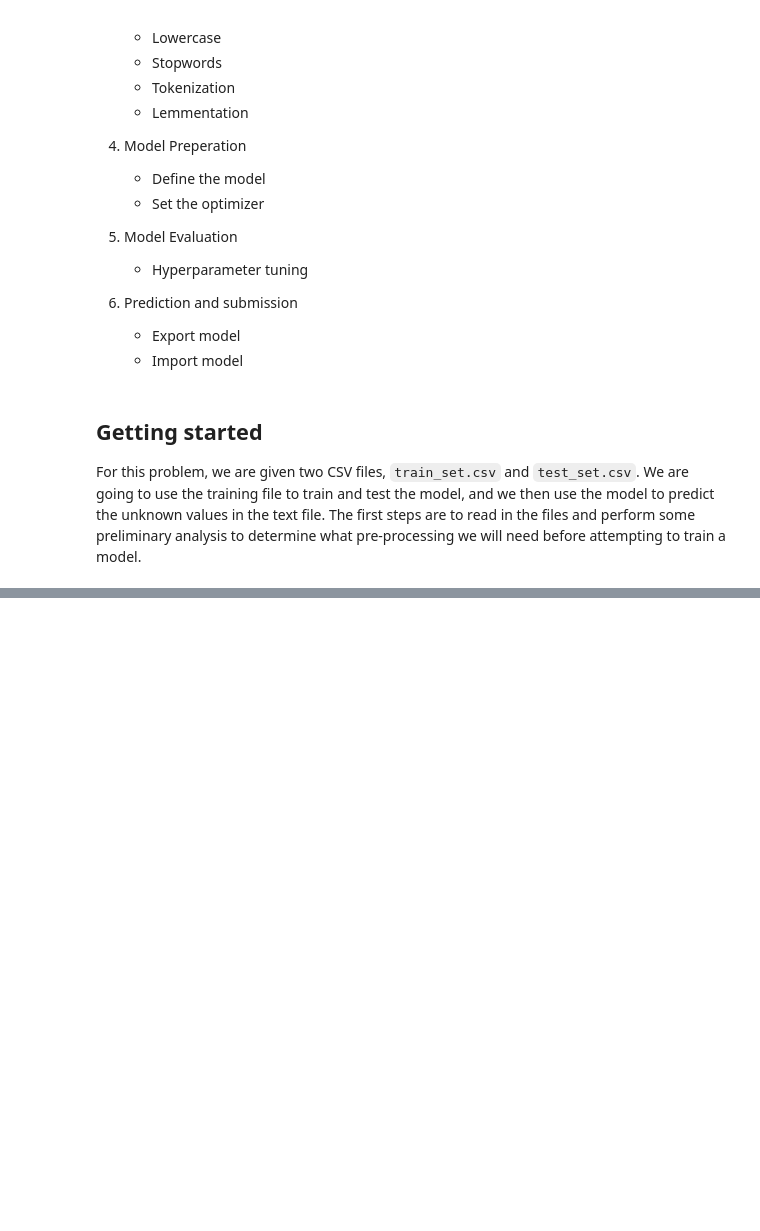
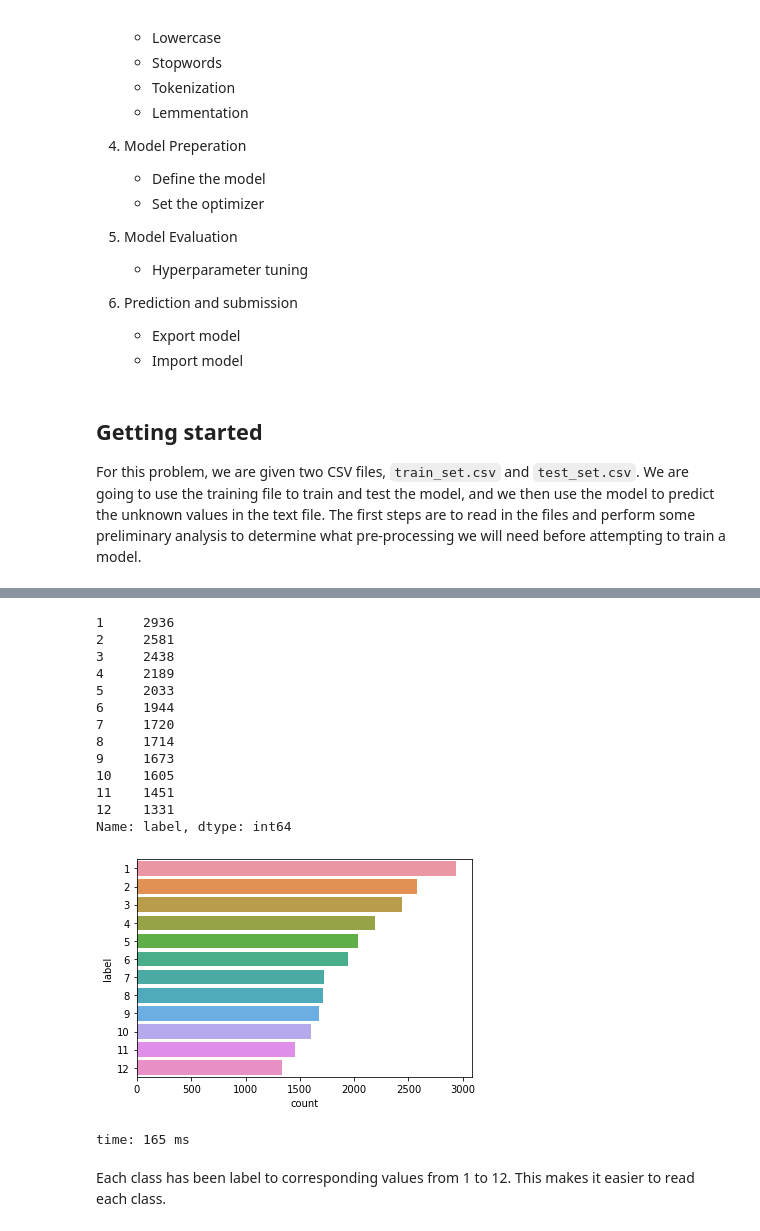
Before and after one commit to ashish-gh/multiclass_classfication_with_imbalanced_dataset, a Jupyter notebook: multiclass_classification_with_imbalanced_dataset.ipynb, the cells around one changed output, grey strips where cells are left out. Saved outputs shown, nothing was run; the diff lists cells and outputs as text; code cells hidden in the pictures; blank space fills up the shorter version.

```diff
--- a/multiclass_classification_with_imbalanced_dataset.ipynb
+++ b/multiclass_classification_with_imbalanced_dataset.ipynb
@@ -36,0 +255,15 @@ For this problem, we are given two CSV files, `train_set.csv` and `test_set.csv`
+# %%
+# replacing labels with new encoded labels
+# The labels are replaced from number 1 to 12
+# such that 1 has highest number of distribution i.e 2926
+# and 12 has the lowest number of distribution i.e. 1331
+
+
+replace_values = {85389000 : 1, 85177090 : 2, 85369090 : 3, 39269099 : 4,
+                  73181500 : 5, 85366990 : 6, 85238090 : 7, 85364900 : 8, 87089900 : 9,
+                  33041000 : 10 ,87082900 : 11 , 84713010 : 12 }
+
+train = train.replace({"label": replace_values})
+
+# occurence of each class
+train['label'].value_counts()
@@ -36,0 +285,26 @@ For this problem, we are given two CSV files, `train_set.csv` and `test_set.csv`
+# %%
+# plot the frequency of each class
+sns.countplot(y = 'label',
+              data = train,
+              order = train['label'].value_counts().index)
+
+# occurence of each class
+train['label'].value_counts()
+# %% [output]
+1     2936
+2     2581
+3     2438
+4     2189
+5     2033
+6     1944
+7     1720
+8     1714
+9     1673
+10    1605
+11    1451
+12    1331
+Name: label, dtype: int64
+[figure, added]
+time: 165 ms
+# %% [markdown]
+Each class has been label to corresponding values from 1 to 12. This makes it easier to read each class.
```
Also changed, not shown: parts of 14 cells of this notebook.
